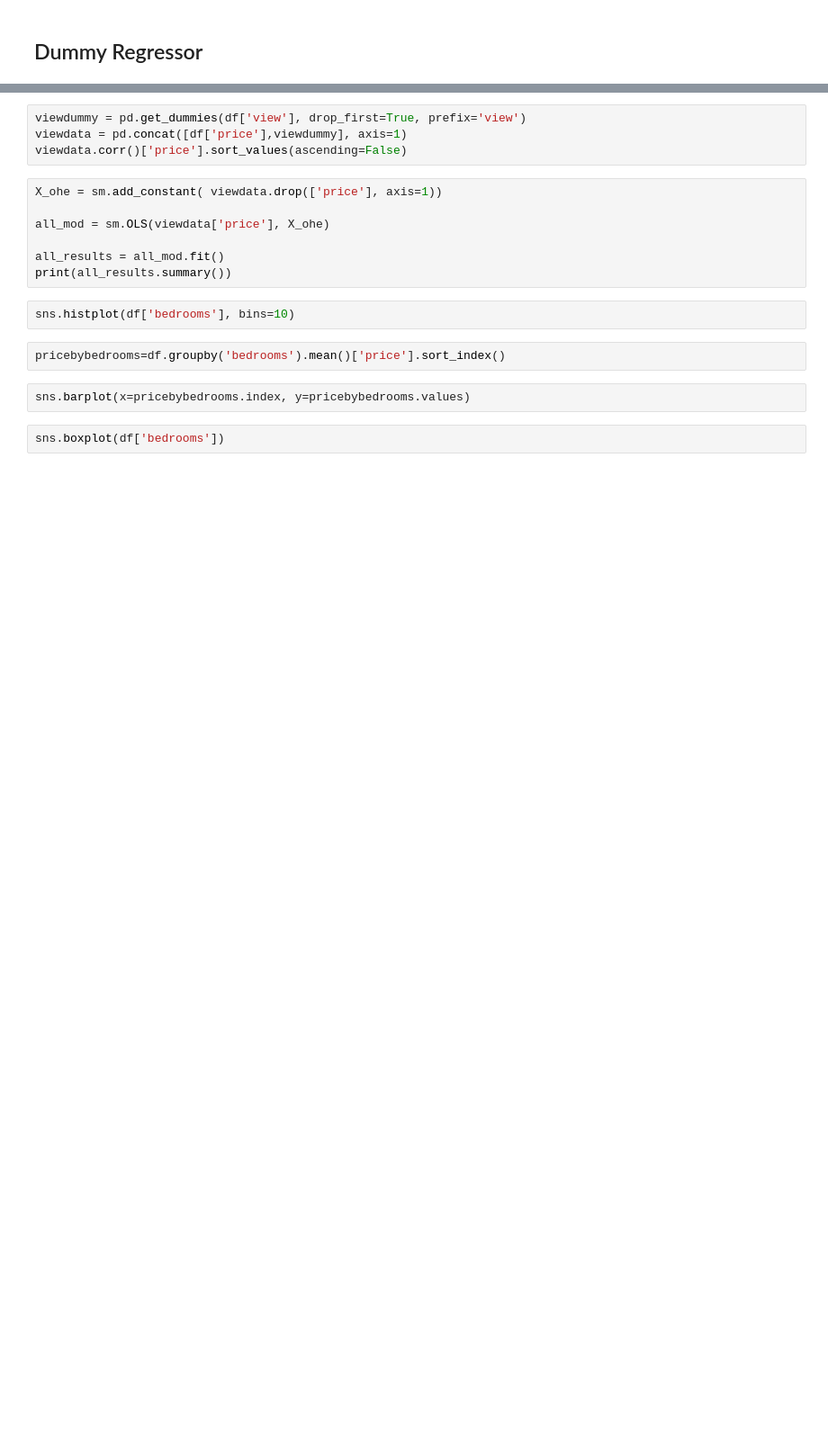
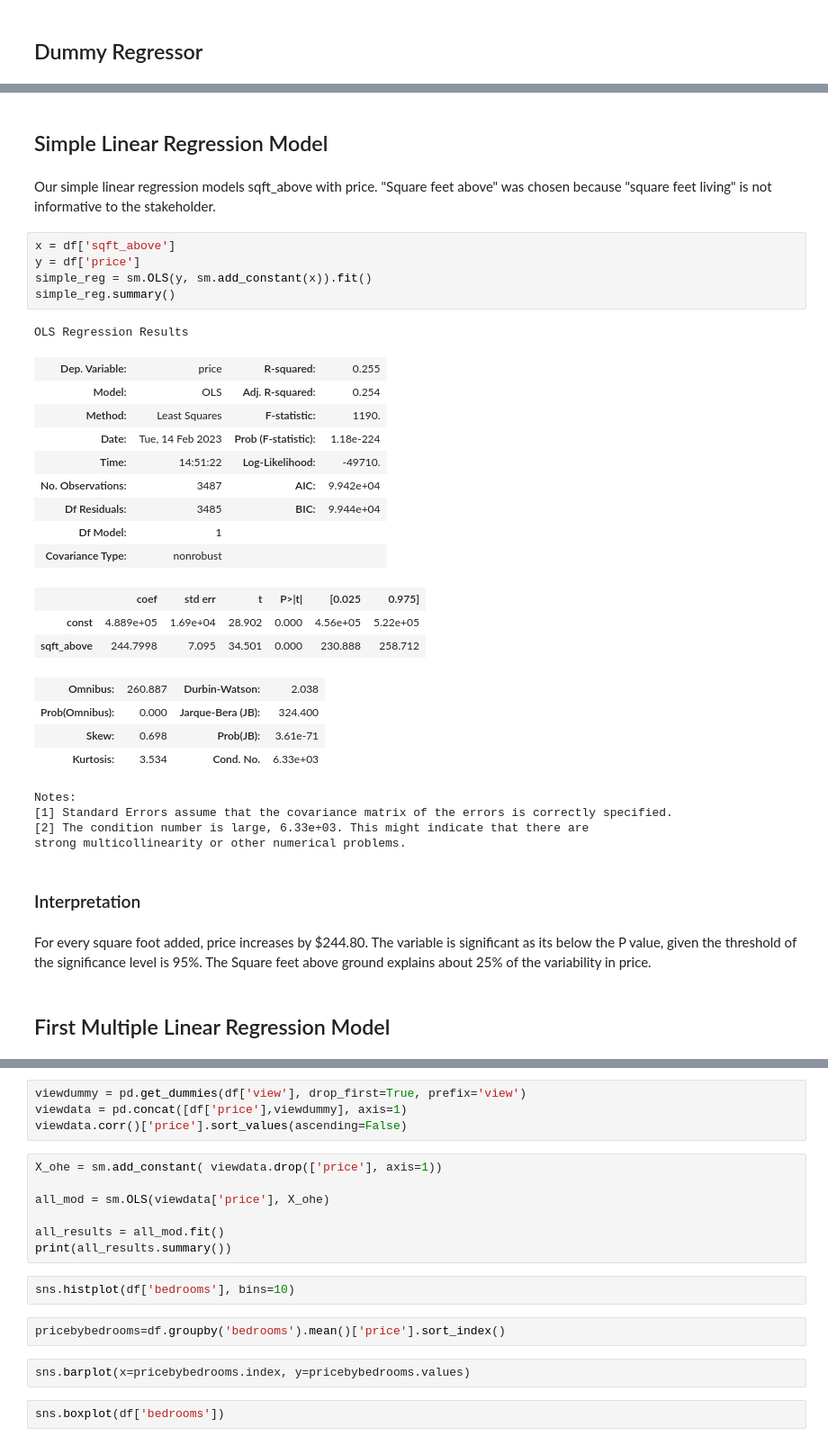
Before and after one commit to dnigh45/dsc-phase-2-djrachjake, a Jupyter notebook: dj-Copy1.ipynb, the cells around one changed output, grey strips where cells are left out. Shown at 90% size. Saved outputs shown, nothing was run; the diff lists cells and outputs as text; blank space fills up the shorter version.

```diff
--- a/dj-Copy1.ipynb
+++ b/dj-Copy1.ipynb
@@ -294,0 +377,39 @@ dummy_model.summary()
+# %% [markdown]
+## Simple Linear Regression Model
+# %% [markdown]
+Our simple linear regression models sqft_above with price. "Square feet above" was chosen because "square feet living" is not informative to the stakeholder.
+# %%
+x = df['sqft_above']
+y = df['price']
+simple_reg = sm.OLS(y, sm.add_constant(x)).fit()
+simple_reg.summary()
+# %% [output]
+OLS Regression Results
+| Dep. Variable: | price | R-squared: | 0.255 |
+| Model: | OLS | Adj. R-squared: | 0.254 |
+| Method: | Least Squares | F-statistic: | 1190. |
+| Date: | Tue, 14 Feb 2023 | Prob (F-statistic): | 1.18e-224 |
+| Time: | 14:51:22 | Log-Likelihood: | -49710. |
+| No. Observations: | 3487 | AIC: | 9.942e+04 |
+| Df Residuals: | 3485 | BIC: | 9.944e+04 |
+| Df Model: | 1 |  |  |
+| Covariance Type: | nonrobust |  |  |
+|  | coef | std err | t | P>|t| | [0.025 | 0.975] |
+| const | 4.889e+05 | 1.69e+04 | 28.902 | 0.000 | 4.56e+05 | 5.22e+05 |
+| sqft_above | 244.7998 | 7.095 | 34.501 | 0.000 | 230.888 | 258.712 |
+| Omnibus: | 260.887 | Durbin-Watson: | 2.038 |
+| Prob(Omnibus): | 0.000 | Jarque-Bera (JB): | 324.400 |
+| Skew: | 0.698 | Prob(JB): | 3.61e-71 |
+| Kurtosis: | 3.534 | Cond. No. | 6.33e+03 |
+Notes:
+[1] Standard Errors assume that the covariance matrix of the errors is correctly specified.
+[2] The condition number is large, 6.33e+03. This might indicate that there are
+strong multicollinearity or other numerical problems.
+# %% [markdown]
+### Interpretation
+# %% [markdown]
+For every square foot added, price increases by $244.80.
+The variable is significant as its below the P value, given the threshold of the significance level is 95%.
+The Square feet above ground explains about 25% of the variability in price.
+# %% [markdown]
+## First Multiple Linear Regression Model
```
Also changed, not shown: parts of 18 cells of this notebook.
